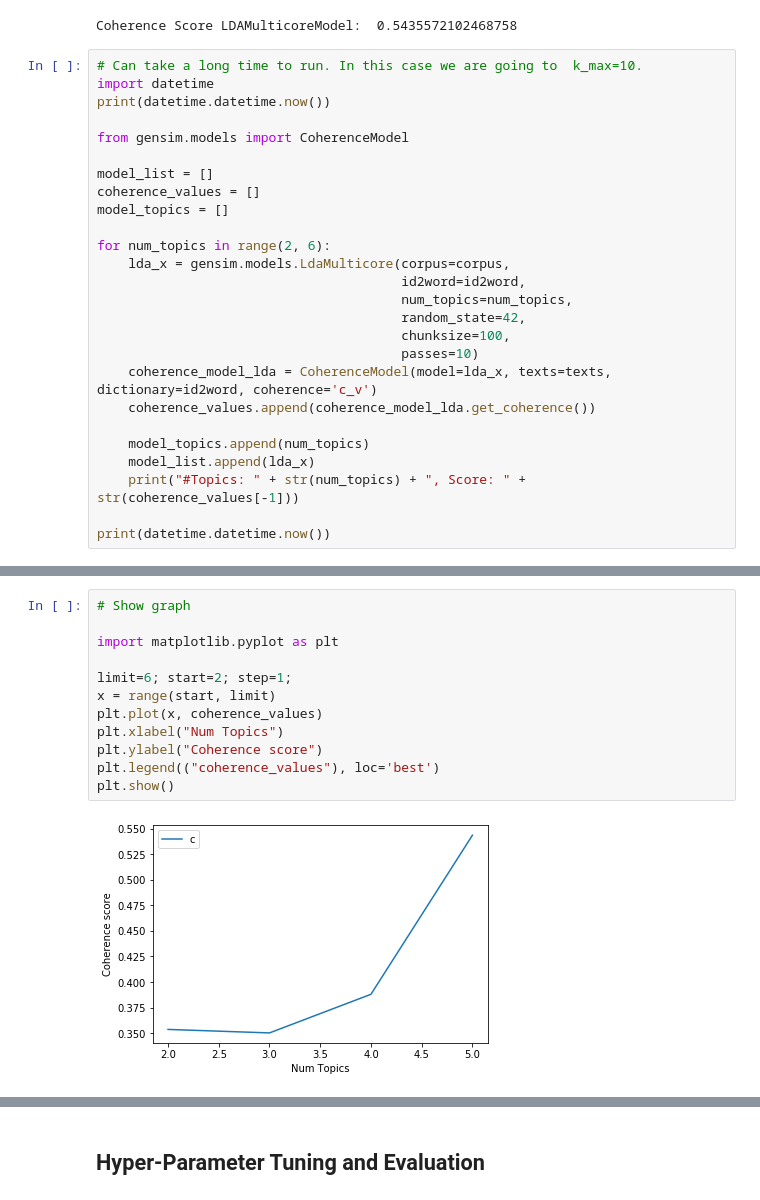
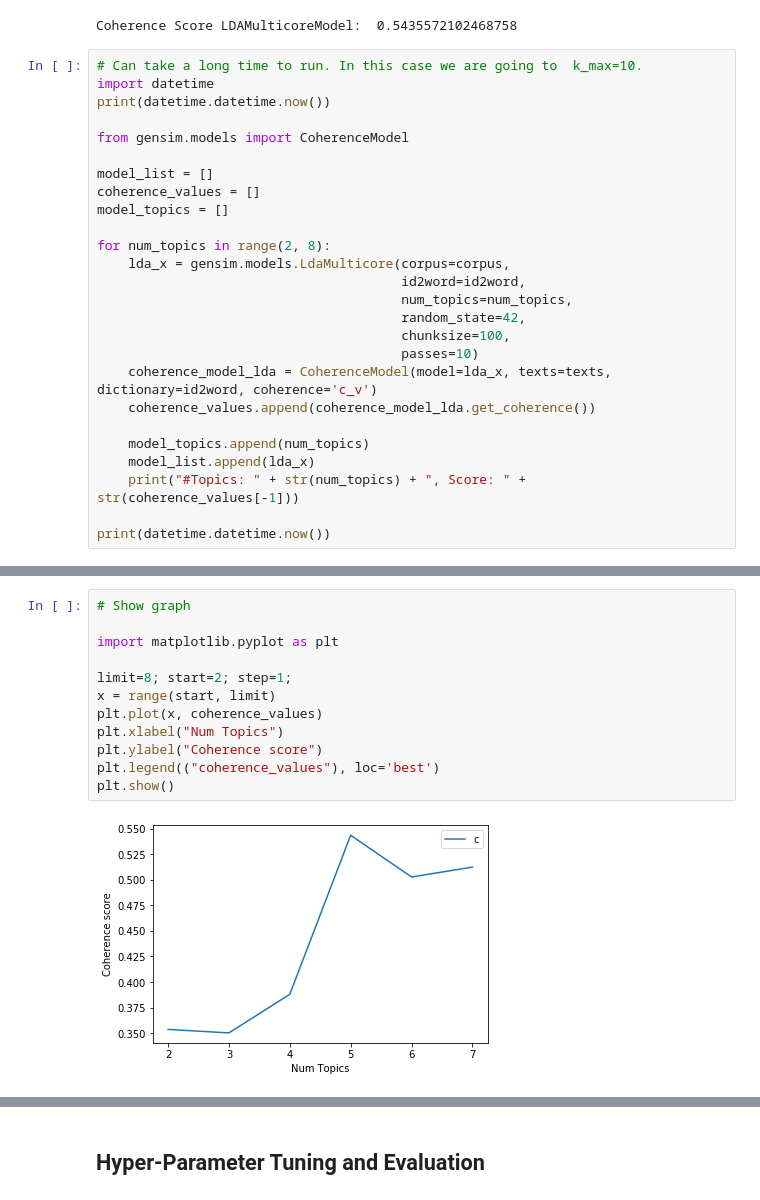
Before and after one commit to wyf114/text-mining-project, a Jupyter notebook: web_app/backend/jupyter_notebook/3. Topic Modeling.ipynb, the cells around one changed output, grey strips where cells are left out. Cells and saved outputs as stored; diff of their text form.

```diff
--- a/web_app/backend/jupyter_notebook/3. Topic Modeling.ipynb
+++ b/web_app/backend/jupyter_notebook/3. Topic Modeling.ipynb
@@ -223,7 +223,7 @@ model_list = []
 coherence_values = []
 model_topics = []
 
-for num_topics in range(2, 6):
+for num_topics in range(2, 8):
     lda_x = gensim.models.LdaMulticore(corpus=corpus,
                                        id2word=id2word,
                                        num_topics=num_topics,
@@ -248,17 +250,17 @@ print(datetime.datetime.now())
 # %%
 # Show graph
 
 import matplotlib.pyplot as plt
 
-limit=6; start=2; step=1;
+limit=8; start=2; step=1;
 x = range(start, limit)
 plt.plot(x, coherence_values)
 plt.xlabel("Num Topics")
 plt.ylabel("Coherence score")
 plt.legend(("coherence_values"), loc='best')
 plt.show()
 # %% [output]
-[figure, old version]
+[figure, new version]
 # %%
 # Print the coherence scores
 for m, cv in zip(x, coherence_values):
```
Also changed, not shown: parts of 12 cells of this notebook, 17 other files.
